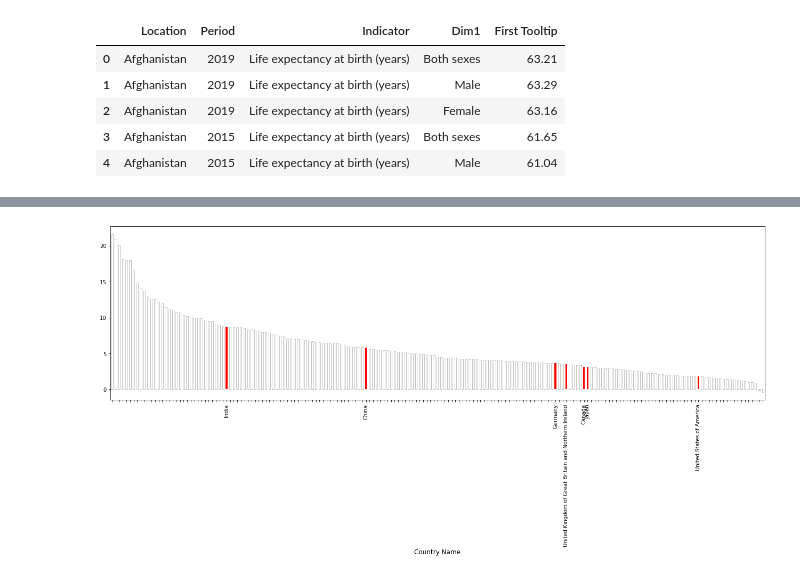
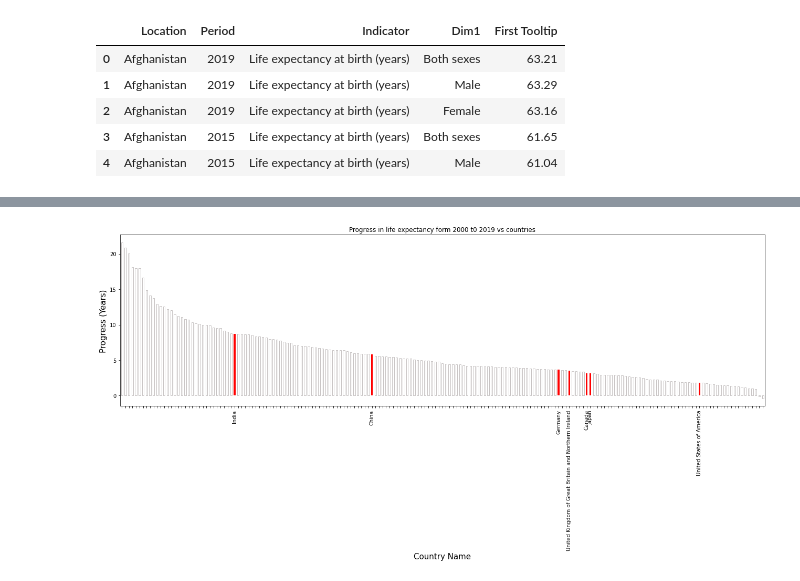
Before and after one commit to digipodium/life-Expectancy-analysis, a Jupyter notebook: visualization.ipynb, the cells around one changed output, grey strips where cells are left out. Drawn from its saved outputs; the diff is of its cells as text; code cells hidden in the pictures.

```diff
--- a/visualization.ipynb
+++ b/visualization.ipynb
@@ -75,8 +80,8 @@ countries=['India', 'China', 'United States of America', 'Germany',
            'Japan', 'Canada']
 
 
-ax_1 = tempData['First Tooltip'].plot(kind='bar', title ="graph", figsize=(22, 6), fontsize=12)
-ax_1.set_xlabel("Country Name", fontsize=12)
+ax_1 = tempData['First Tooltip'].plot(kind='bar', title ="Countries v/s Life Expectancy", figsize=(22, 6), fontsize=12)
+ax_1.set_xlabel("Country Name", fontsize=15)
 for ticks in ax_1.xaxis.get_major_ticks():
     if ticks.label1.get_text() not in countries:
         ticks.label1.set_visible(False)
@@ -135,8 +143,8 @@ countries=['India', 'China', 'United States of America', 'Germany',
            'United Kingdom of Great Britain and Northern Ireland',
            'Japan', 'Canada']
 
-ax_1 = tempDataCountries['LE_diff'].plot(kind='bar', title ="graph", figsize=(22, 6), fontsize=12)
-ax_1.set_xlabel("Country Name", fontsize=12)
+ax_1 = tempDataCountries['LE_diff'].plot(kind='bar', title ="Progress in male and female life Expectancy vs Countries", figsize=(22, 6), fontsize=12)
+ax_1.set_xlabel("Country Name", fontsize=15)
 for ticks in ax_1.xaxis.get_major_ticks():
     if ticks.label1.get_text() not in countries:
         ticks.label1.set_visible(False)
@@ -177,26 +189,27 @@ plt.show()
 # %%
 tempData2000 = lifeExpectancy[(lifeExpectancy['Period'] == 2000) & (lifeExpectancy['Dim1'] == "Both sexes")]
 tempData2019 = lifeExpectancy[(lifeExpectancy['Period'] == 2019) & (lifeExpectancy['Dim1'] == "Both sexes")]
 tempData2000.reset_index(inplace = True)
 tempData2019.reset_index(inplace = True)
 tempData = tempData2000.join(tempData2019, lsuffix = "_00", rsuffix="_19")
 tempData['progress'] = tempData['First Tooltip_19'] - tempData['First Tooltip_00']
 tempDataTrimmed = tempData[['Location_00', 'progress']]
 tempDataTrimmed.sort_values(by=['progress'], ascending=False, inplace=True)
 tempDataTrimmed.set_index('Location_00', drop=True, inplace=True)
 
 countries=['India', 'China', 'United States of America', 'Germany',
            'United Kingdom of Great Britain and Northern Ireland',
            'Japan', 'Canada']
 
-ax_1 = tempDataTrimmed['progress'].plot(kind='bar', figsize=(22,6))
-ax_1.set_xlabel("Country Name", fontsize=12)
+ax_1 = tempDataTrimmed['progress'].plot(kind='bar', figsize=(22,6), title = 'Progress in life expectancy form 2000 t0 2019 vs countries')
+ax_1.set_xlabel("Country Name", fontsize=15)
+ax_1.set_ylabel("Progress (Years)",size=15)
 for ticks in ax_1.xaxis.get_major_ticks():
     if ticks.label1.get_text() not in countries:
         ticks.label1.set_visible(False)
         ax_1.patches[tempDataTrimmed.index.get_indexer([ticks.label1.get_text()])[0]].set_facecolor('w')
         ax_1.patches[tempDataTrimmed.index.get_indexer([ticks.label1.get_text()])[0]].set_edgecolor('#c7c3c3')
     else:
         ax_1.patches[tempDataTrimmed.index.get_indexer([ticks.label1.get_text()])[0]].set_facecolor('r')
 # %% [output]
-[figure, old version]
+[figure, new version]
```
Also changed, not shown: parts of 7 cells of this notebook, 8 other files.
